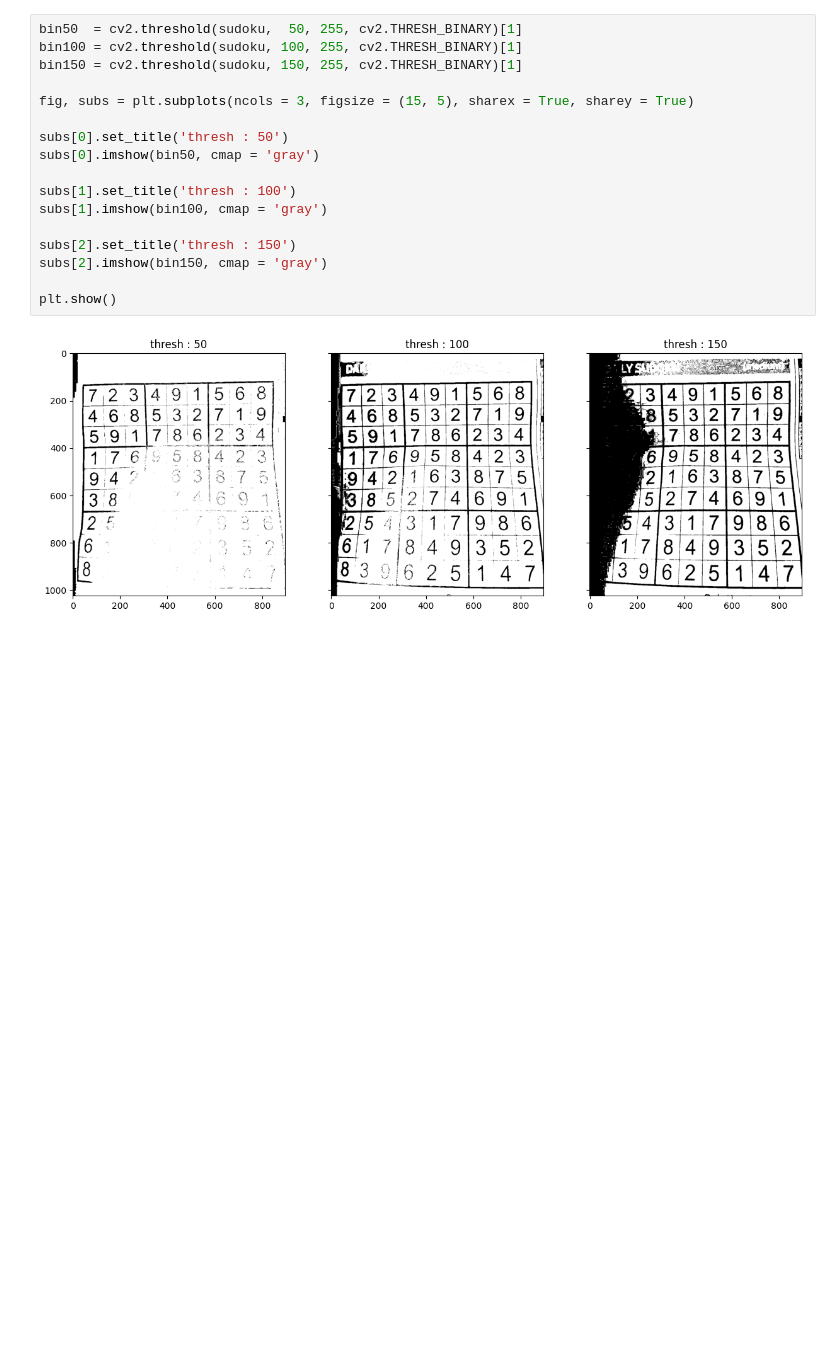
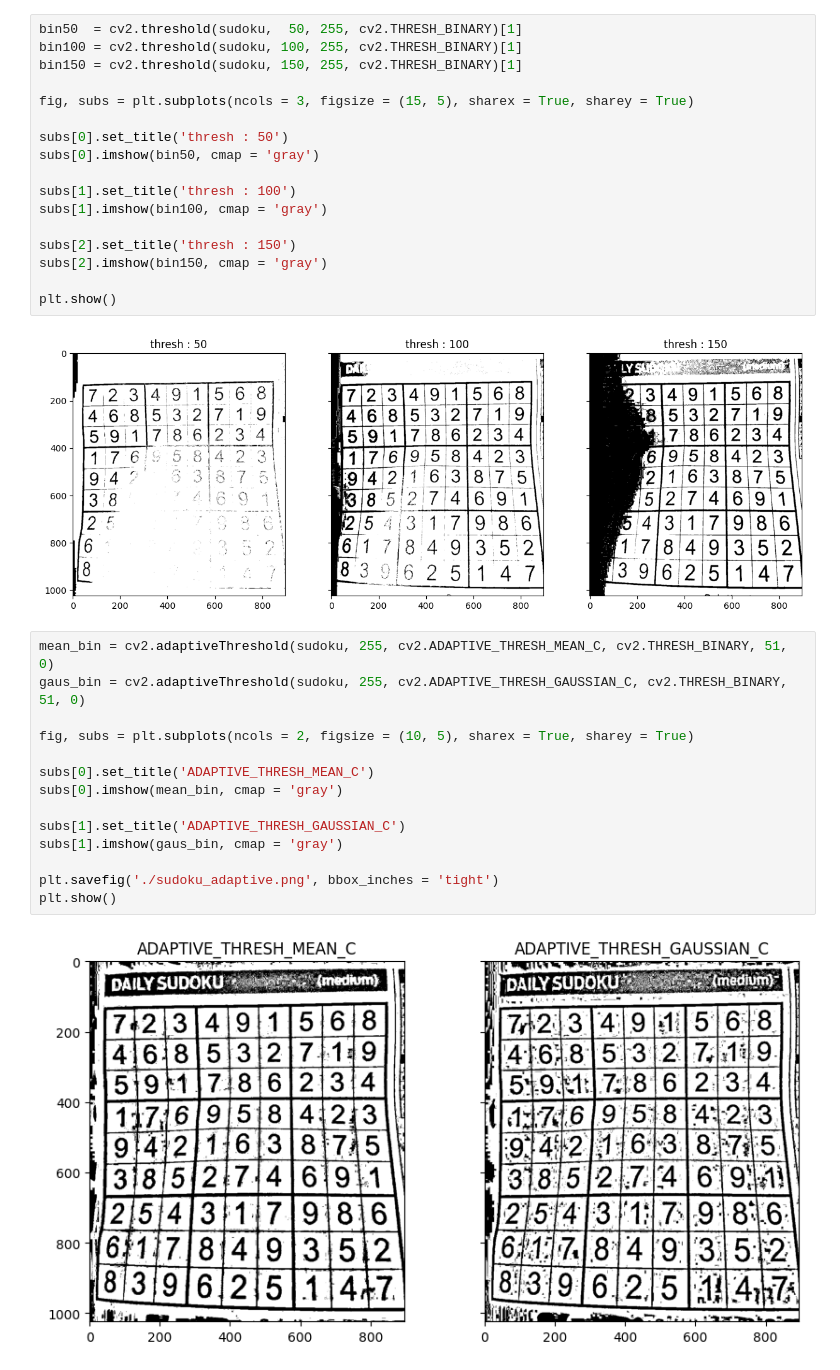
Before and after one commit to Kwan-Gu/data_science, a Jupyter notebook: ML/Segmentation/OpenCV/binarization.ipynb, the cells around one changed output. Cells and saved outputs as stored; diff of their text form; blank space fills up the shorter version.

```diff
--- a/ML/Segmentation/OpenCV/binarization.ipynb
+++ b/ML/Segmentation/OpenCV/binarization.ipynb
@@ -71,3 +77,19 @@ subs[2].imshow(bin150, cmap = 'gray')
 plt.show()
 # %% [output]
 [figure]
+# %%
+mean_bin = cv2.adaptiveThreshold(sudoku, 255, cv2.ADAPTIVE_THRESH_MEAN_C, cv2.THRESH_BINARY, 51, 0)
+gaus_bin = cv2.adaptiveThreshold(sudoku, 255, cv2.ADAPTIVE_THRESH_GAUSSIAN_C, cv2.THRESH_BINARY, 51, 0)
+
+fig, subs = plt.subplots(ncols = 2, figsize = (10, 5), sharex = True, sharey = True)
+
+subs[0].set_title('ADAPTIVE_THRESH_MEAN_C')
+subs[0].imshow(mean_bin, cmap = 'gray')
+
+subs[1].set_title('ADAPTIVE_THRESH_GAUSSIAN_C')
+subs[1].imshow(gaus_bin, cmap = 'gray')
+
+plt.savefig('./sudoku_adaptive.png', bbox_inches = 'tight')
+plt.show()
+# %% [output]
+[figure, added]
```
Also changed, not shown: parts of 3 cells of this notebook, 2 other files.
